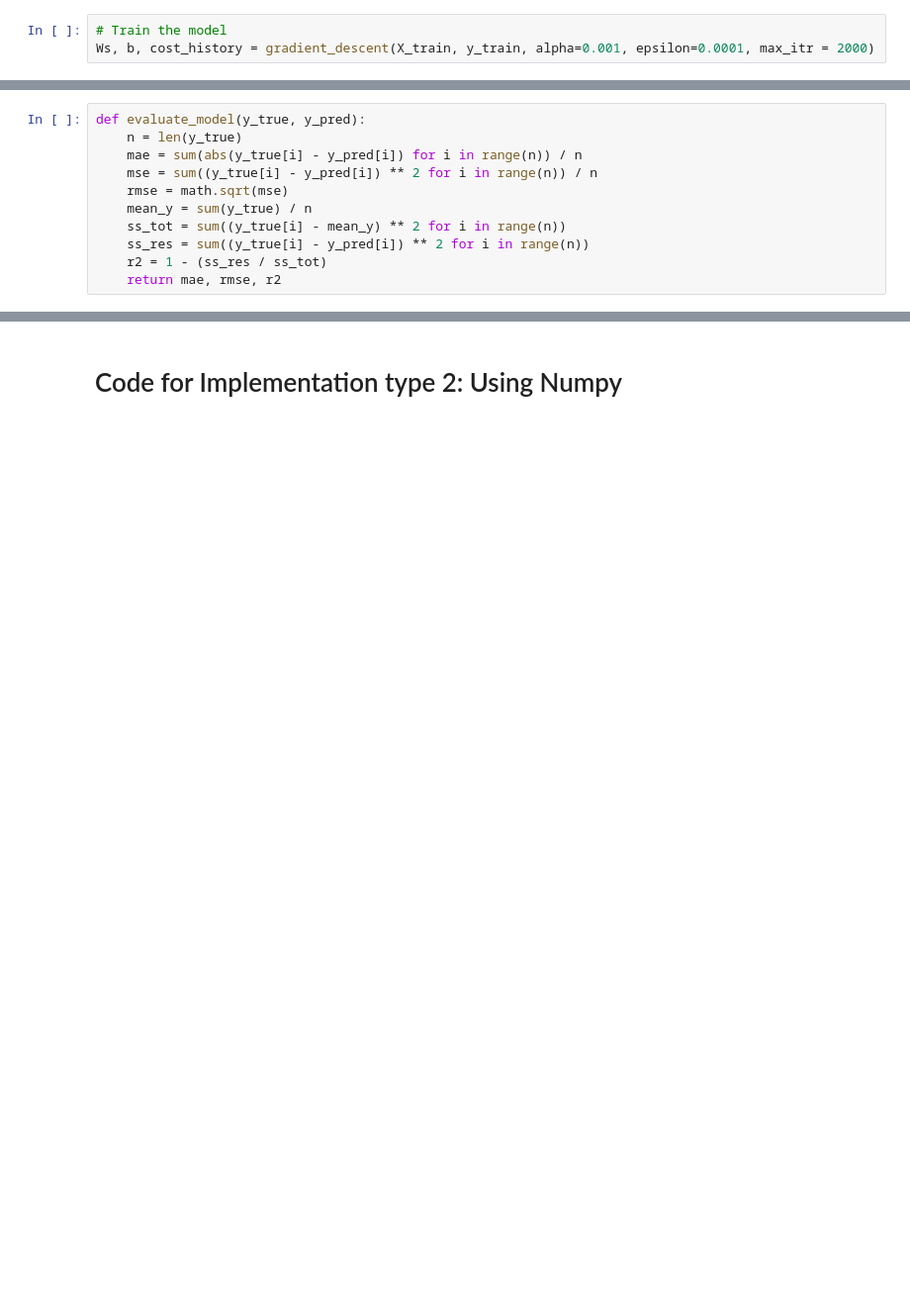
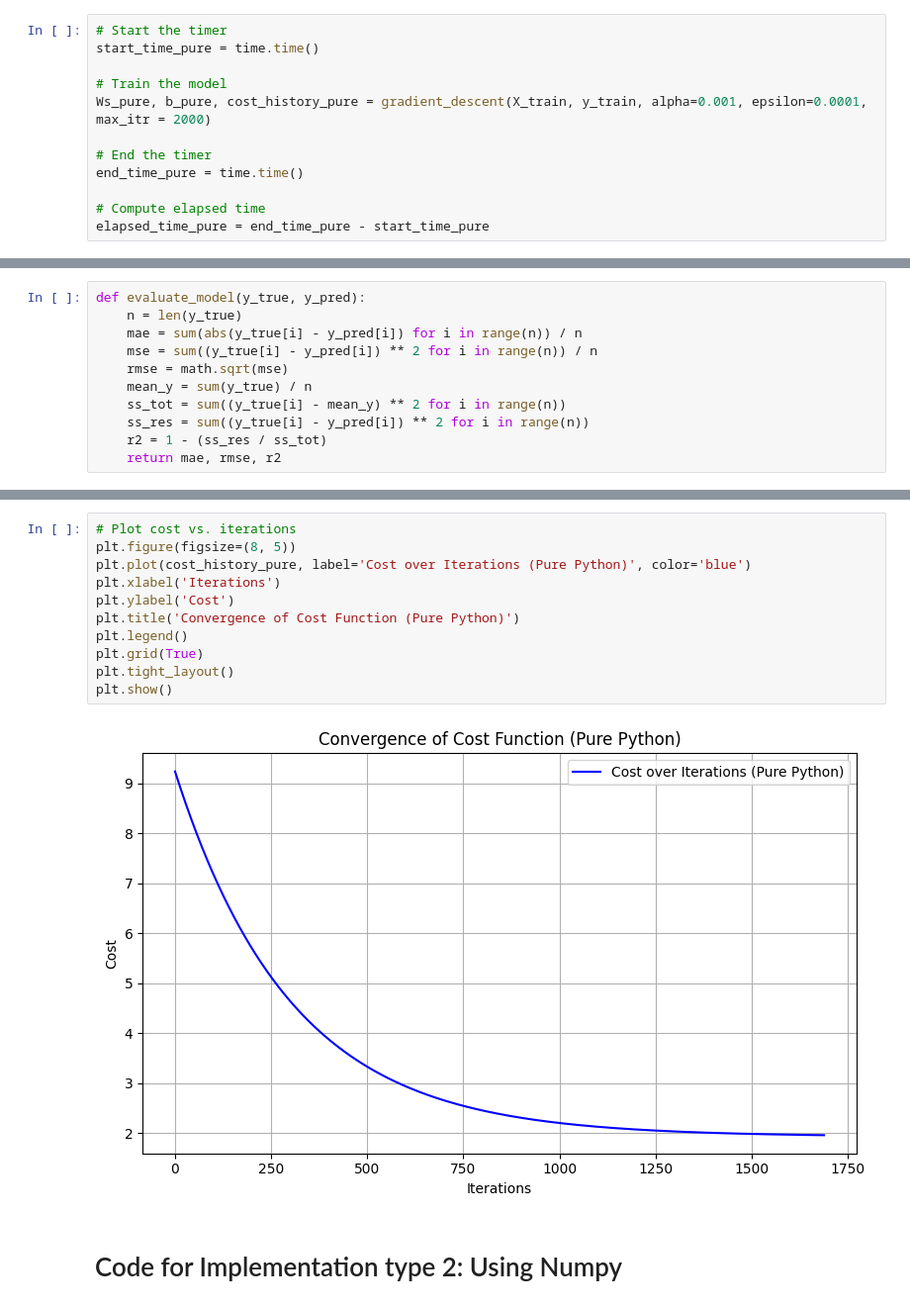
Before and after one commit to Achyantsh/24155003-CSOC-IG, a Jupyter notebook: Prerequisites/code.ipynb, the cells around one changed output, grey strips where cells are left out. Shown at 99% size. Drawn from its saved outputs; the diff is of its cells as text; blank space fills up the shorter version.

```diff
--- a/Prerequisites/code.ipynb
+++ b/Prerequisites/code.ipynb
@@ -131,8 +140,17 @@ def gradient_descent(X, y, alpha=0.01, epsilon=0.001, max_itr=1000):
 def predict(x, Ws, b):
     return dot_product(x, Ws) + b
 # %%
+# Start the timer
+start_time_pure = time.time()
+
 # Train the model
-Ws, b, cost_history = gradient_descent(X_train, y_train, alpha=0.001, epsilon=0.0001, max_itr = 2000)
+Ws_pure, b_pure, cost_history_pure = gradient_descent(X_train, y_train, alpha=0.001, epsilon=0.0001, max_itr = 2000)
+
+# End the timer
+end_time_pure = time.time()
+
+# Compute elapsed time
+elapsed_time_pure = end_time_pure - start_time_pure
 # %% [output]
 Iteration 0: Cost = 9.239933
 Iteration 100: Cost = 7.176731
@@ -188,2 +198,15 @@ Test R2 Score: -0.2859
+# %%
+# Plot cost vs. iterations
+plt.figure(figsize=(8, 5))
+plt.plot(cost_history_pure, label='Cost over Iterations (Pure Python)', color='blue')
+plt.xlabel('Iterations')
+plt.ylabel('Cost')
+plt.title('Convergence of Cost Function (Pure Python)')
+plt.legend()
+plt.grid(True)
+plt.tight_layout()
+plt.show()
+# %% [output]
+[figure, new version]
 # %% [markdown]
 # Code for Implementation type 2: Using Numpy
```
Also changed, not shown: parts of 14 cells of this notebook.
